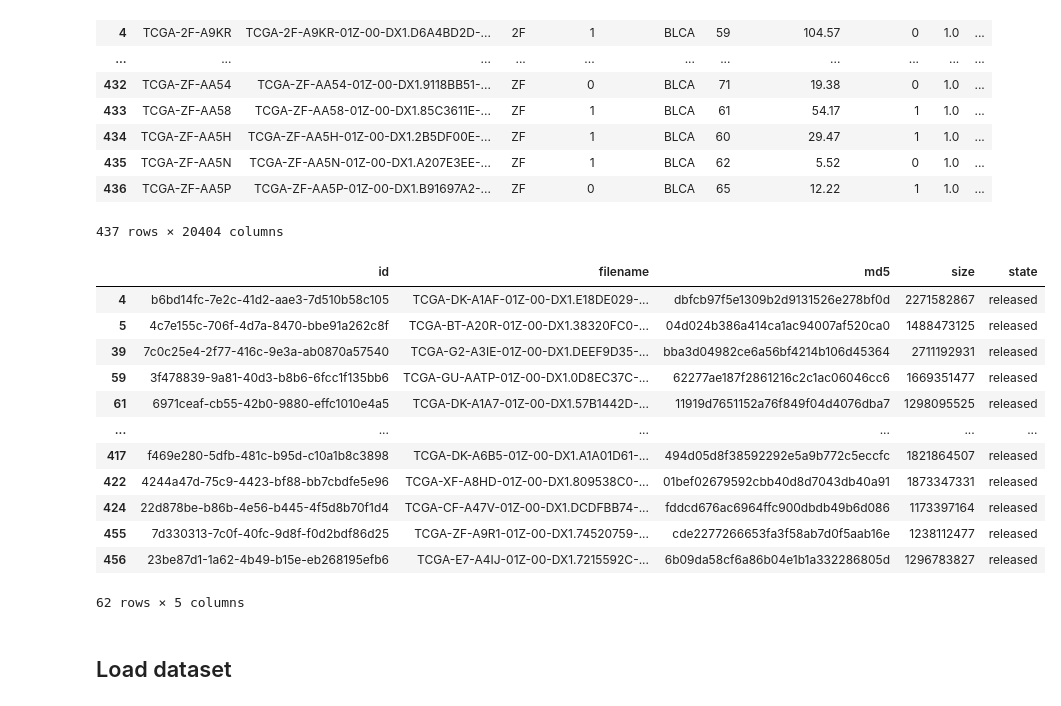
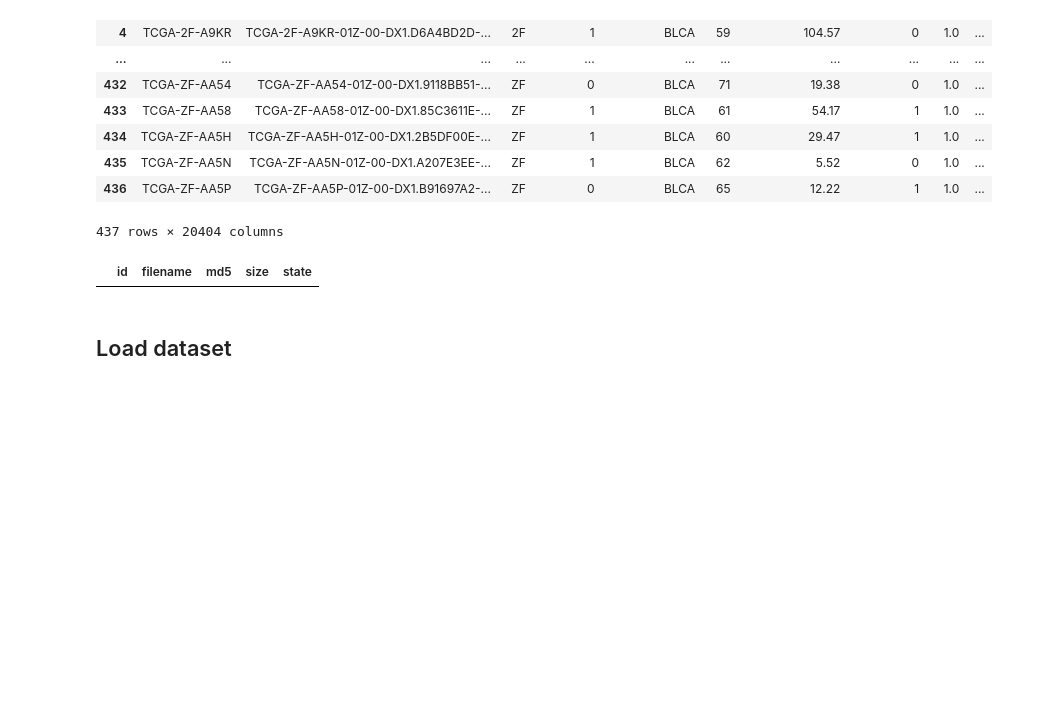
Before and after one commit to Riezmann75/CLAM, a Jupyter notebook: test.ipynb, the cells around one changed output. Drawn from its saved outputs; the diff is of its cells as text; code cells hidden in the pictures; blank space fills up the shorter version.

```diff
--- a/test.ipynb
+++ b/test.ipynb
@@ -121,32 +121,20 @@ df
 | 436 | TCGA-ZF-AA5P | TCGA-ZF-AA5P-01Z-00-DX1.B91697A2-... | ZF | 0 | BLCA | 65 | 12.22 | 1 | 1.0 | ... |
 437 rows × 20404 columns
 # %%
-saved_ids_path = "wsi_files/saved_ids (1).txt"
+saved_ids_path = "wsi_files/saved_ids (2).txt"
 # check which files have already been downloaded
 if os.path.exists(saved_ids_path):
     with open(saved_ids_path, "r") as f:
         saved_ids = f.read().splitlines()
 else:
     saved_ids = []
 # find ids that need to be downloaded
 ids_to_download = selected_manifest[
     ~selected_manifest["id"].isin(saved_ids)
 ]
 ids_to_download
 # %% [output]
 |  | id | filename | md5 | size | state |
-| 4 | b6bd14fc-7e2c-41d2-aae3-7d510b58c105 | TCGA-DK-A1AF-01Z-00-DX1.E18DE029-... | dbfcb97f5e1309b2d9131526e278bf0d | 2271582867 | released |
-| 5 | 4c7e155c-706f-4d7a-8470-bbe91a262c8f | TCGA-BT-A20R-01Z-00-DX1.38320FC0-... | 04d024b386a414ca1ac94007af520ca0 | 1488473125 | released |
-| 39 | 7c0c25e4-2f77-416c-9e3a-ab0870a57540 | TCGA-G2-A3IE-01Z-00-DX1.DEEF9D35-... | bba3d04982ce6a56bf4214b106d45364 | 2711192931 | released |
-| 59 | 3f478839-9a81-40d3-b8b6-6fcc1f135bb6 | TCGA-GU-AATP-01Z-00-DX1.0D8EC37C-... | 62277ae187f2861216c2c1ac06046cc6 | 1669351477 | released |
-| 61 | 6971ceaf-cb55-42b0-9880-effc1010e4a5 | TCGA-DK-A1A7-01Z-00-DX1.57B1442D-... | 11919d7651152a76f849f04d4076dba7 | 1298095525 | released |
-| ... | ... | ... | ... | ... | ... |
-| 417 | f469e280-5dfb-481c-b95d-c10a1b8c3898 | TCGA-DK-A6B5-01Z-00-DX1.A1A01D61-... | 494d05d8f38592292e5a9b772c5eccfc | 1821864507 | released |
-| 422 | 4244a47d-75c9-4423-bf88-bb7cbdfe5e96 | TCGA-XF-A8HD-01Z-00-DX1.809538C0-... | 01bef02679592cbb40d8d7043db40a91 | 1873347331 | released |
-| 424 | 22d878be-b86b-4e56-b445-4f5d8b70f1d4 | TCGA-CF-A47V-01Z-00-DX1.DCDFBB74-... | fddcd676ac6964ffc900dbdb49b6d086 | 1173397164 | released |
-| 455 | 7d330313-7c0f-40fc-9d8f-f0d2bdf86d25 | TCGA-ZF-A9R1-01Z-00-DX1.74520759-... | cde2277266653fa3f58ab7d0f5aab16e | 1238112477 | released |
-| 456 | 23be87d1-1a62-4b49-b15e-eb268195efb6 | TCGA-E7-A4IJ-01Z-00-DX1.7215592C-... | 6b09da58cf6a86b04e1b1a332286805d | 1296783827 | released |
-62 rows × 5 columns
 # %% [markdown]
 ## Load dataset
 # %%
```
Also changed, not shown: 3 other files.
